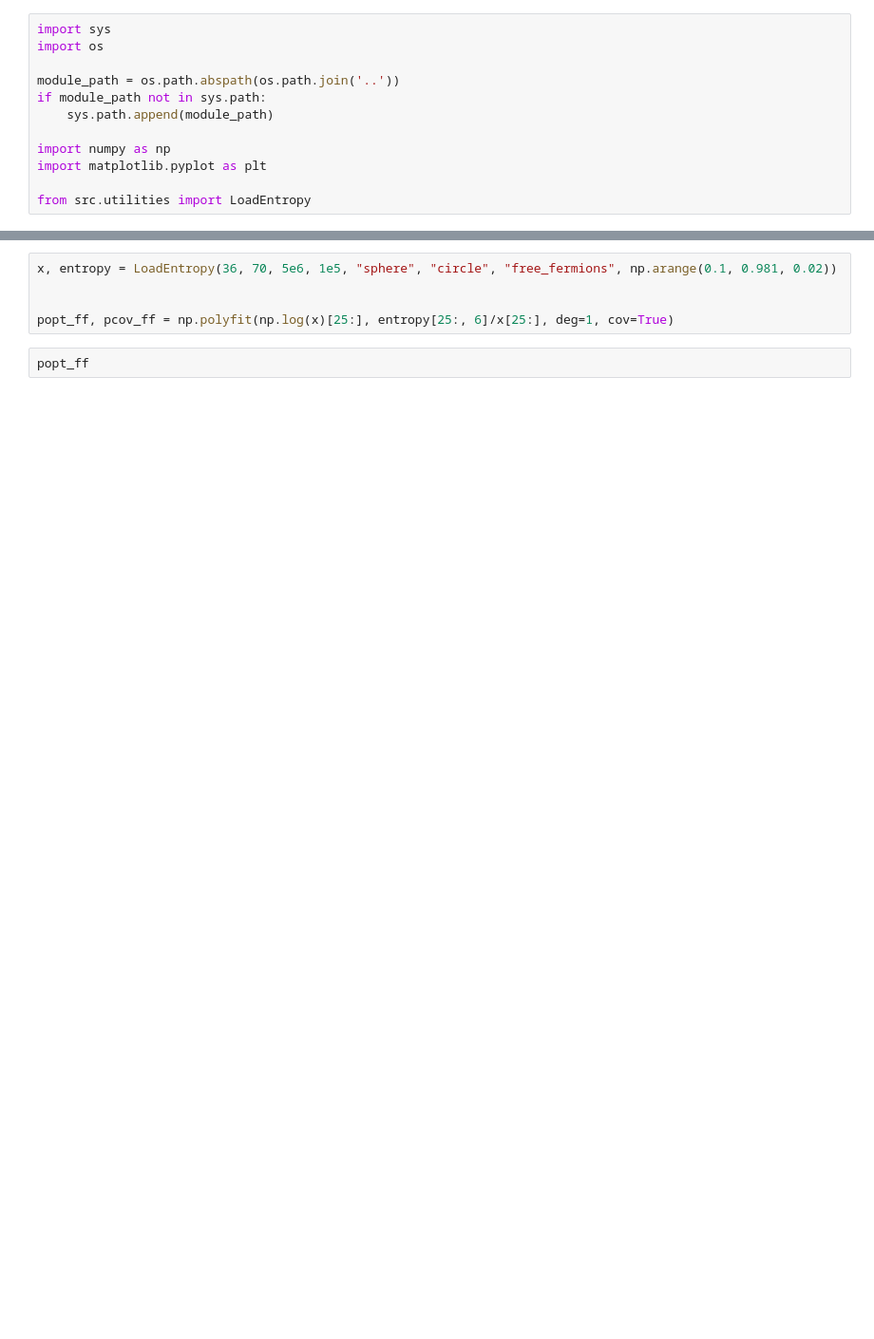
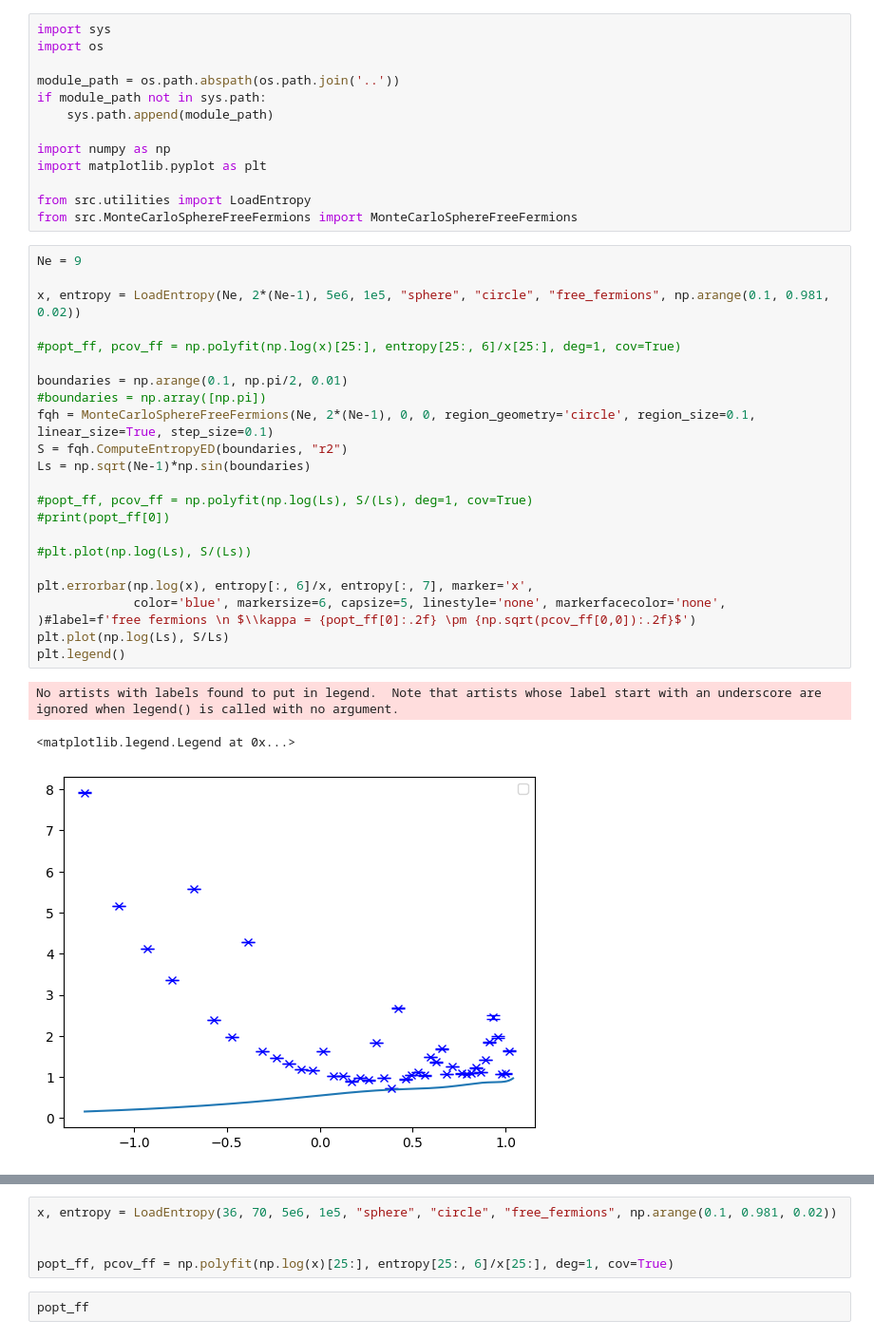
Before and after one commit to cristivoinea/MonteCarlo, a Jupyter notebook: plots/results_sphere.ipynb, the cells around one changed output, grey strips where cells are left out. Shown: that part at 95% size. Drawn from its saved outputs; the diff is of its cells as text; blank space fills up the shorter version.

```diff
--- a/plots/results_sphere.ipynb
+++ b/plots/results_sphere.ipynb
@@ -10,3 +10,31 @@ import numpy as np
 import matplotlib.pyplot as plt
 
 from src.utilities import LoadEntropy
+from src.MonteCarloSphereFreeFermions import MonteCarloSphereFreeFermions
+# %%
+Ne = 9
+
+x, entropy = LoadEntropy(Ne, 2*(Ne-1), 5e6, 1e5, "sphere", "circle", "free_fermions", np.arange(0.1, 0.981, 0.02))
+
+#popt_ff, pcov_ff = np.polyfit(np.log(x)[25:], entropy[25:, 6]/x[25:], deg=1, cov=True)
+
+boundaries = np.arange(0.1, np.pi/2, 0.01)
+#boundaries = np.array([np.pi])
+fqh = MonteCarloSphereFreeFermions(Ne, 2*(Ne-1), 0, 0, region_geometry='circle', region_size=0.1, linear_size=True, step_size=0.1)
+S = fqh.ComputeEntropyED(boundaries, "r2")
+Ls = np.sqrt(Ne-1)*np.sin(boundaries)
+
+#popt_ff, pcov_ff = np.polyfit(np.log(Ls), S/(Ls), deg=1, cov=True)
+#print(popt_ff[0])
+
+#plt.plot(np.log(Ls), S/(Ls))
+
+plt.errorbar(np.log(x), entropy[:, 6]/x, entropy[:, 7], marker='x',
+             color='blue', markersize=6, capsize=5, linestyle='none', markerfacecolor='none',
+)#label=f'free fermions \n $\\kappa = {popt_ff[0]:.2f} \pm {np.sqrt(pcov_ff[0,0]):.2f}$')
+plt.plot(np.log(Ls), S/Ls)
+plt.legend()
+# %% [output]
+No artists with labels found to put in legend.  Note that artists whose label start with an underscore are ignored when legend() is called with no argument.
+<matplotlib.legend.Legend at 0x...>
+[figure, added]
```
Also changed, not shown: parts of 7 cells of this notebook, 1 other file.
